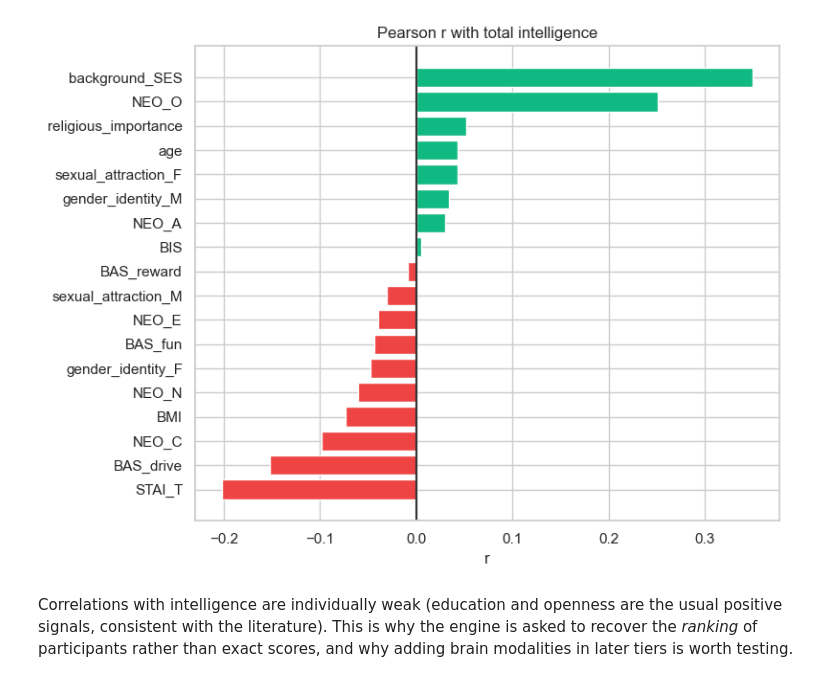
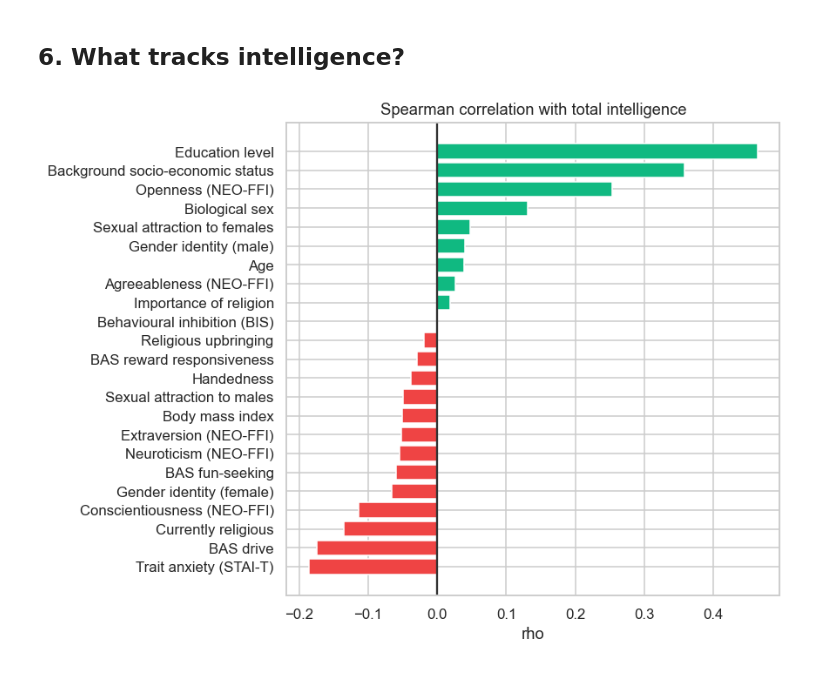
Before and after one commit to stvsever/multi_agent_decision_support_system, a Jupyter notebook: validation/datasets/AOMIC_ID1000/notebooks/01_tabular_data_exploration.ipynb, the cells around one changed output. Drawn from its saved outputs; the diff is of its cells as text; code cells hidden in the pictures.

```diff
--- a/validation/datasets/AOMIC_ID1000/notebooks/01_tabular_data_exploration.ipynb
+++ b/validation/datasets/AOMIC_ID1000/notebooks/01_tabular_data_exploration.ipynb
@@ -82,0 +51,12 @@ per construct instead of over a flat list of numbers.
+# %%
+fig, ax = plt.subplots(1, 2, figsize=(15, 6), gridspec_kw={"width_ratios":[1,1.1]})
+prof = pd.DataFrame(manifest["predictors"])
+tt = prof[prof["column"].isin(tab)].sort_values("coverage_pct")
+cols = [RED if c<70 else ORG if c<95 else GRN for c in tt["coverage_pct"]]
+ax[0].barh(tt["label"], tt["coverage_pct"], color=cols)
+ax[0].set(title="Feature coverage (%)", xlabel="present %")
+miss = df[tab].isna().astype(int)
+co = miss.corr().fillna(0)
+sns.heatmap(co, cmap="rocket", ax=ax[1], cbar_kws={"shrink":.6}, xticklabels=False)
+ax[1].set_title("Missingness co-occurrence (features missing together)")
+plt.tight_layout(); plt.show()
@@ -82,0 +67,10 @@ per construct instead of over a flat list of numbers.
+# %%
+n = len(tab_num); ncol = 4; nrow = int(np.ceil(n/ncol))
+fig, axes = plt.subplots(nrow, ncol, figsize=(15, 2.6*nrow))
+for ax, c in zip(axes.flat, tab_num):
+    v = pd.to_numeric(df[c], errors="coerce").dropna()
+    ax.hist(v, bins=20, color=IND, edgecolor="white", alpha=0.85)
+    ax.set_title(c, fontsize=8); ax.tick_params(labelsize=7)
+for ax in axes.flat[n:]:
+    ax.axis("off")
+plt.suptitle("Numeric self-report feature distributions", y=1.005); plt.tight_layout(); plt.show()
@@ -83,20 +115,11 @@ per construct instead of over a flat list of numbers.
+# %% [markdown]
+## 6. What tracks intelligence?
 # %%
-t = pd.to_numeric(df[target], errors="coerce")
-rows = []
-for c in num_cols:
-    x = pd.to_numeric(df[c], errors="coerce")
-    m = x.notna() & t.notna()
-    if m.sum() > 30:
-        rows.append((c, float(np.corrcoef(x[m], t[m])[0,1])))
-rho = pd.DataFrame(rows, columns=["feature","r"]).sort_values("r")
-fig, ax = plt.subplots(figsize=(8, 6))
-ax.barh(rho["feature"], rho["r"], color=["#ef4444" if v<0 else "#10b981" for v in rho["r"]])
-ax.axvline(0, color="#333"); ax.set(title="Pearson r with total intelligence", xlabel="r")
+assoc = pd.DataFrame(explore.get("target_associations", []))
+assoc = assoc[~assoc["feature"].str.startswith(("fs_","fc_"))].sort_values("spearman_r")
+fig, ax = plt.subplots(figsize=(8,6))
+ax.barh(assoc["label"], assoc["spearman_r"], color=[RED if v<0 else GRN for v in assoc["spearman_r"]])
+ax.axvline(0, color="#333"); ax.set(title="Spearman correlation with total intelligence", xlabel="rho")
 plt.tight_layout(); plt.show()
 # %% [output]
-[figure, old version]
+[figure, new version]
-# %% [markdown]
-Correlations with intelligence are individually weak (education and openness are the
-usual positive signals, consistent with the literature). This is why the engine is
-asked to recover the *ranking* of participants rather than exact scores, and why
-adding brain modalities in later tiers is worth testing.
```
Also changed, not shown: parts of 25 cells of this notebook, 12 other files.
